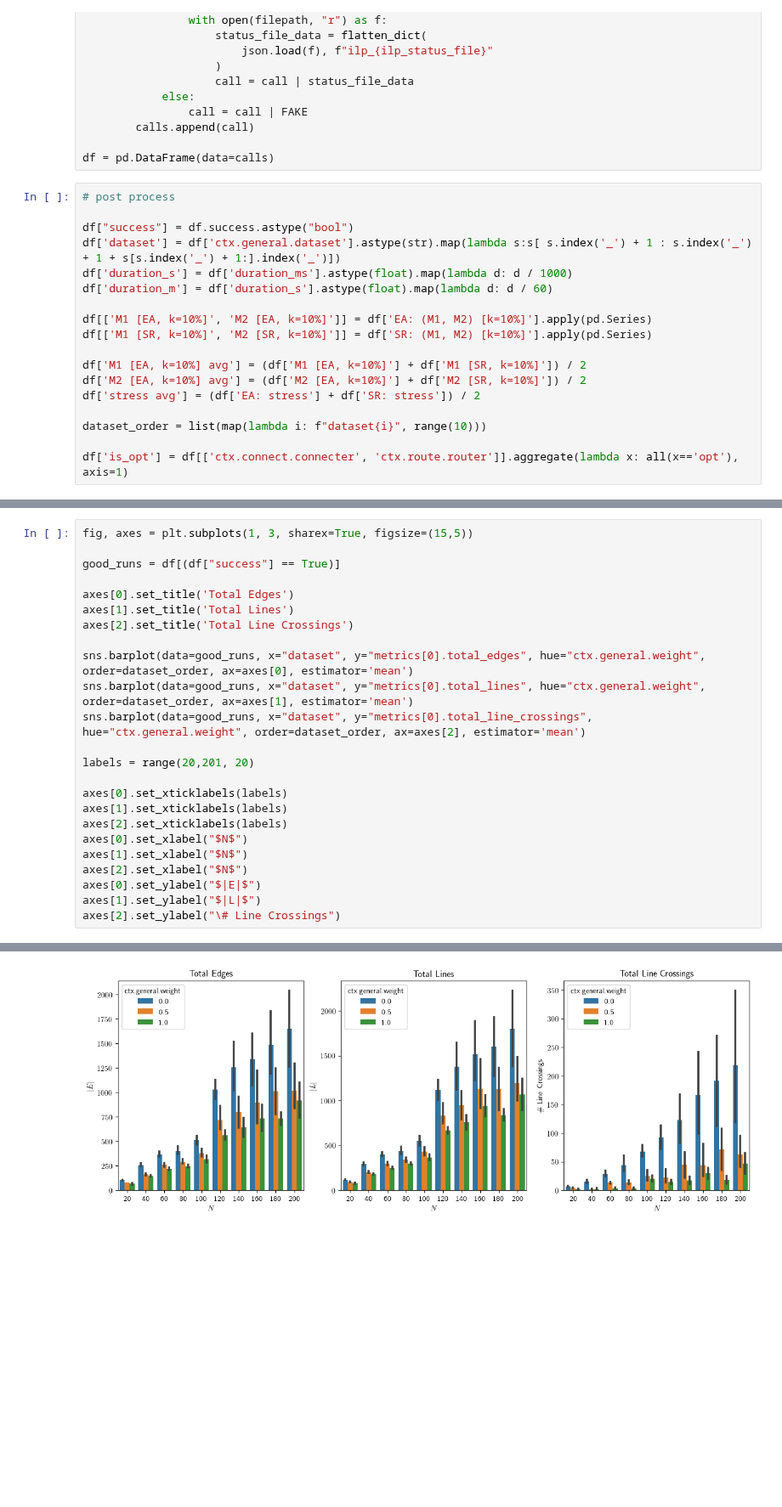
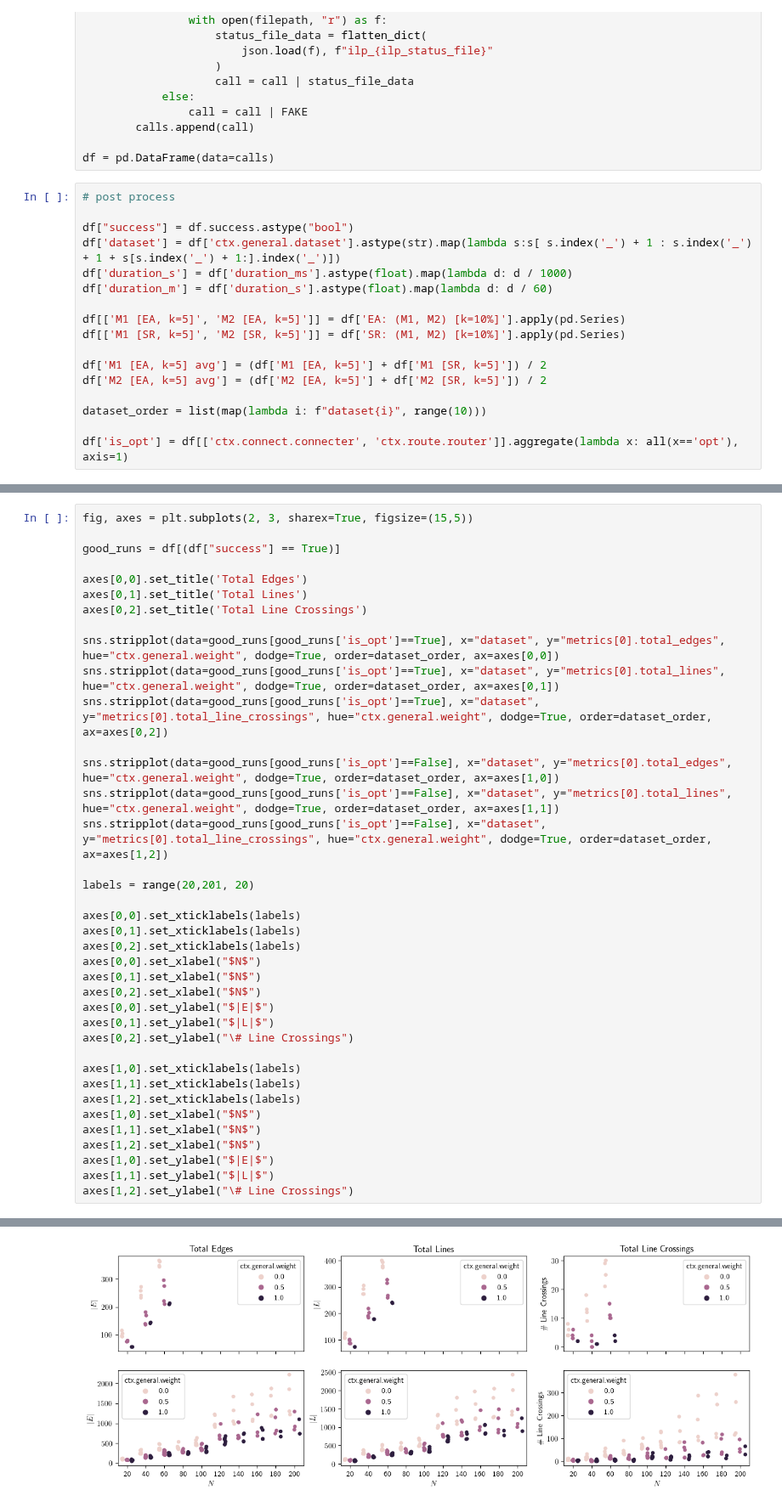
Before and after one commit to npiccolotto/undrground-tubes, a Jupyter notebook: designspace-result/merge.ipynb, the cells around one changed output, grey strips where cells are left out. Shown at 85% size. Drawn from its saved outputs; the diff is of its cells as text; blank space fills up the shorter version.

```diff
--- a/designspace-result/merge.ipynb
+++ b/designspace-result/merge.ipynb
@@ -102,12 +102,11 @@ df['dataset'] = df['ctx.general.dataset'].astype(str).map(lambda s:s[ s.index('_
 df['duration_s'] = df['duration_ms'].astype(float).map(lambda d: d / 1000)
 df['duration_m'] = df['duration_s'].astype(float).map(lambda d: d / 60)
 
-df[['M1 [EA, k=10%]', 'M2 [EA, k=10%]']] = df['EA: (M1, M2) [k=10%]'].apply(pd.Series)
-df[['M1 [SR, k=10%]', 'M2 [SR, k=10%]']] = df['SR: (M1, M2) [k=10%]'].apply(pd.Series)
+df[['M1 [EA, k=5]', 'M2 [EA, k=5]']] = df['EA: (M1, M2) [k=10%]'].apply(pd.Series)
+df[['M1 [SR, k=5]', 'M2 [SR, k=5]']] = df['SR: (M1, M2) [k=10%]'].apply(pd.Series)
 
-df['M1 [EA, k=10%] avg'] = (df['M1 [EA, k=10%]'] + df['M1 [SR, k=10%]']) / 2
-df['M2 [EA, k=10%] avg'] = (df['M2 [EA, k=10%]'] + df['M2 [SR, k=10%]']) / 2
-df['stress avg'] = (df['EA: stress'] + df['SR: stress']) / 2
+df['M1 [EA, k=5] avg'] = (df['M1 [EA, k=5]'] + df['M1 [SR, k=5]']) / 2
+df['M2 [EA, k=5] avg'] = (df['M2 [EA, k=5]'] + df['M2 [SR, k=5]']) / 2
 
 dataset_order = list(map(lambda i: f"dataset{i}", range(10)))
 
@@ -223,27 +255,41 @@ Text(0, 0.5, '$M_1 (EA + SR)$')
 # %%
-fig, axes = plt.subplots(1, 3, sharex=True, figsize=(15,5))
+fig, axes = plt.subplots(2, 3, sharex=True, figsize=(15,5))
 
 good_runs = df[(df["success"] == True)]
 
-axes[0].set_title('Total Edges')
-axes[1].set_title('Total Lines')
-axes[2].set_title('Total Line Crossings')
+axes[0,0].set_title('Total Edges')
+axes[0,1].set_title('Total Lines')
+axes[0,2].set_title('Total Line Crossings')
 
-sns.barplot(data=good_runs, x="dataset", y="metrics[0].total_edges", hue="ctx.general.weight", order=dataset_order, ax=axes[0], estimator='mean')
-sns.barplot(data=good_runs, x="dataset", y="metrics[0].total_lines", hue="ctx.general.weight", order=dataset_order, ax=axes[1], estimator='mean')
-sns.barplot(data=good_runs, x="dataset", y="metrics[0].total_line_crossings", hue="ctx.general.weight", order=dataset_order, ax=axes[2], estimator='mean')
+sns.stripplot(data=good_runs[good_runs['is_opt']==True], x="dataset", y="metrics[0].total_edges", hue="ctx.general.weight", dodge=True, order=dataset_order, ax=axes[0,0])
+sns.stripplot(data=good_runs[good_runs['is_opt']==True], x="dataset", y="metrics[0].total_lines", hue="ctx.general.weight", dodge=True, order=dataset_order, ax=axes[0,1])
+sns.stripplot(data=good_runs[good_runs['is_opt']==True], x="dataset", y="metrics[0].total_line_crossings", hue="ctx.general.weight", dodge=True, order=dataset_order, ax=axes[0,2])
+
+sns.stripplot(data=good_runs[good_runs['is_opt']==False], x="dataset", y="metrics[0].total_edges", hue="ctx.general.weight", dodge=True, order=dataset_order, ax=axes[1,0])
+sns.stripplot(data=good_runs[good_runs['is_opt']==False], x="dataset", y="metrics[0].total_lines", hue="ctx.general.weight", dodge=True, order=dataset_order, ax=axes[1,1])
+sns.stripplot(data=good_runs[good_runs['is_opt']==False], x="dataset", y="metrics[0].total_line_crossings", hue="ctx.general.weight", dodge=True, order=dataset_order, ax=axes[1,2])
 
 labels = range(20,201, 20)
 
-axes[0].set_xticklabels(labels)
-axes[1].set_xticklabels(labels)
-axes[2].set_xticklabels(labels)
-axes[0].set_xlabel("$N$")
-axes[1].set_xlabel("$N$")
-axes[2].set_xlabel("$N$")
-axes[0].set_ylabel("$|E|$")
-axes[1].set_ylabel("$|L|$")
-axes[2].set_ylabel("\# Line Crossings")
+axes[0,0].set_xticklabels(labels)
+axes[0,1].set_xticklabels(labels)
+axes[0,2].set_xticklabels(labels)
+axes[0,0].set_xlabel("$N$")
+axes[0,1].set_xlabel("$N$")
+axes[0,2].set_xlabel("$N$")
+axes[0,0].set_ylabel("$|E|$")
+axes[0,1].set_ylabel("$|L|$")
+axes[0,2].set_ylabel("\# Line Crossings")
+
+axes[1,0].set_xticklabels(labels)
+axes[1,1].set_xticklabels(labels)
+axes[1,2].set_xticklabels(labels)
+axes[1,0].set_xlabel("$N$")
+axes[1,1].set_xlabel("$N$")
+axes[1,2].set_xlabel("$N$")
+axes[1,0].set_ylabel("$|E|$")
+axes[1,1].set_ylabel("$|L|$")
+axes[1,2].set_ylabel("\# Line Crossings")
 # %% [output]
 Text(0, 0.5, '\\# Line Crossings')
-[figure, old version]
+[figure, new version]
```
Also changed, not shown: parts of 8 cells of this notebook.
